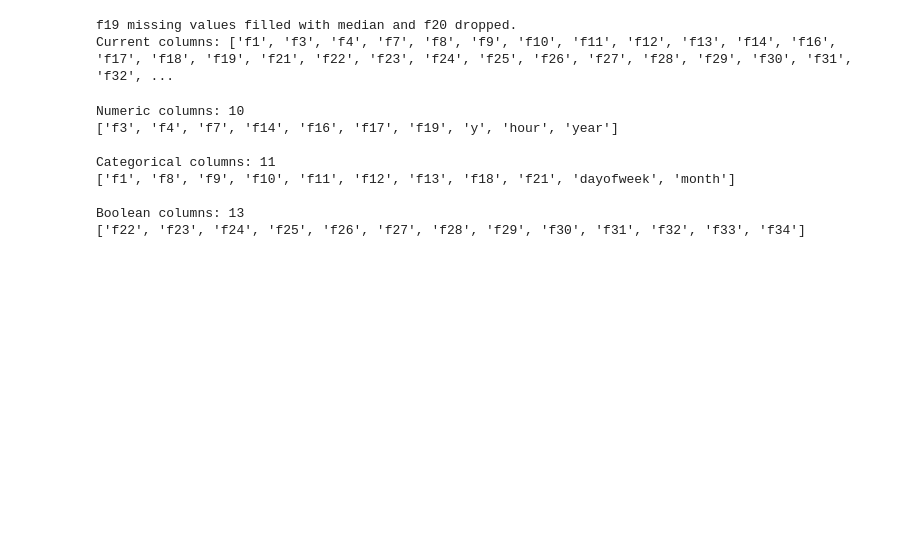
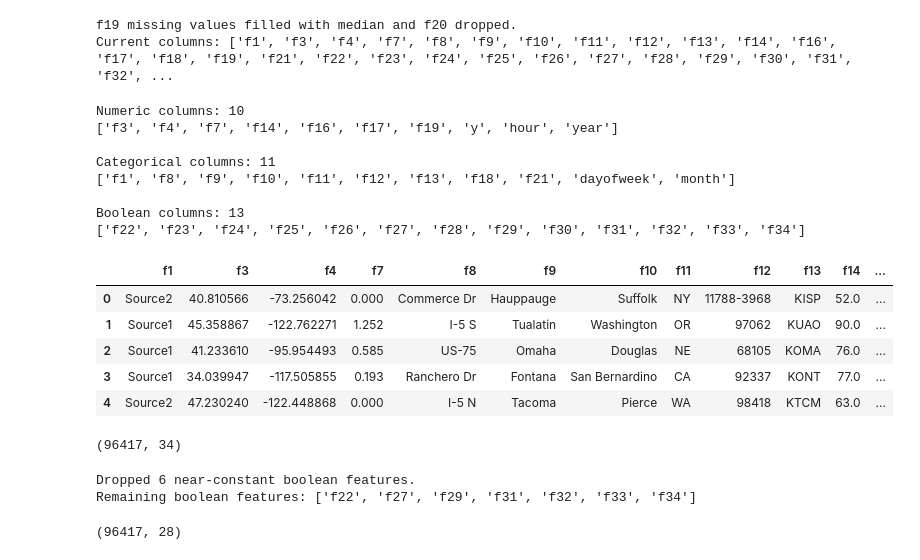
Before and after one commit to HesamMerajifar/Datamining, a Jupyter notebook: Merge.ipynb, the cells around one changed output. Saved outputs shown, nothing was run; the diff lists cells and outputs as text; code cells hidden in the pictures; blank space fills up the shorter version.

```diff
--- a/Merge.ipynb
+++ b/Merge.ipynb
@@ -927,3 +927,30 @@ Categorical columns: 11
 
 Boolean columns: 13
 ['f22', 'f23', 'f24', 'f25', 'f26', 'f27', 'f28', 'f29', 'f30', 'f31', 'f32', 'f33', 'f34']
+# %%
+df.head(5)
+# %% [output]
+|  | f1 | f3 | f4 | f7 | f8 | f9 | f10 | f11 | f12 | f13 | f14 | ... |
+| 0 | Source2 | 40.810566 | -73.256042 | 0.000 | Commerce Dr | Hauppauge | Suffolk | NY | 11788-3968 | KISP | 52.0 | ... |
+| 1 | Source1 | 45.358867 | -122.762271 | 1.252 | I-5 S | Tualatin | Washington | OR | 97062 | KUAO | 90.0 | ... |
+| 2 | Source1 | 41.233610 | -95.954493 | 0.585 | US-75 | Omaha | Douglas | NE | 68105 | KOMA | 76.0 | ... |
+| 3 | Source1 | 34.039947 | -117.505855 | 0.193 | Ranchero Dr | Fontana | San Bernardino | CA | 92337 | KONT | 77.0 | ... |
+| 4 | Source2 | 47.230240 | -122.448868 | 0.000 | I-5 N | Tacoma | Pierce | WA | 98418 | KTCM | 63.0 | ... |
+# %%
+df.shape
+# %% [output]
+(96417, 34)
+# %%
+near_constant_bool = ['f24', 'f25', 'f26', 'f28', 'f30', 'f23']
+
+df = df.drop(columns=near_constant_bool)
+
+print(f"Dropped {len(near_constant_bool)} near‑constant boolean features.")
+print(f"Remaining boolean features: {df.select_dtypes(include=['bool']).columns.tolist()}")
+# %% [output]
+Dropped 6 near‑constant boolean features.
+Remaining boolean features: ['f22', 'f27', 'f29', 'f31', 'f32', 'f33', 'f34']
+# %%
+df.shape
+# %% [output]
+(96417, 28)
```
Also changed, not shown: parts of 4 cells of this notebook.
